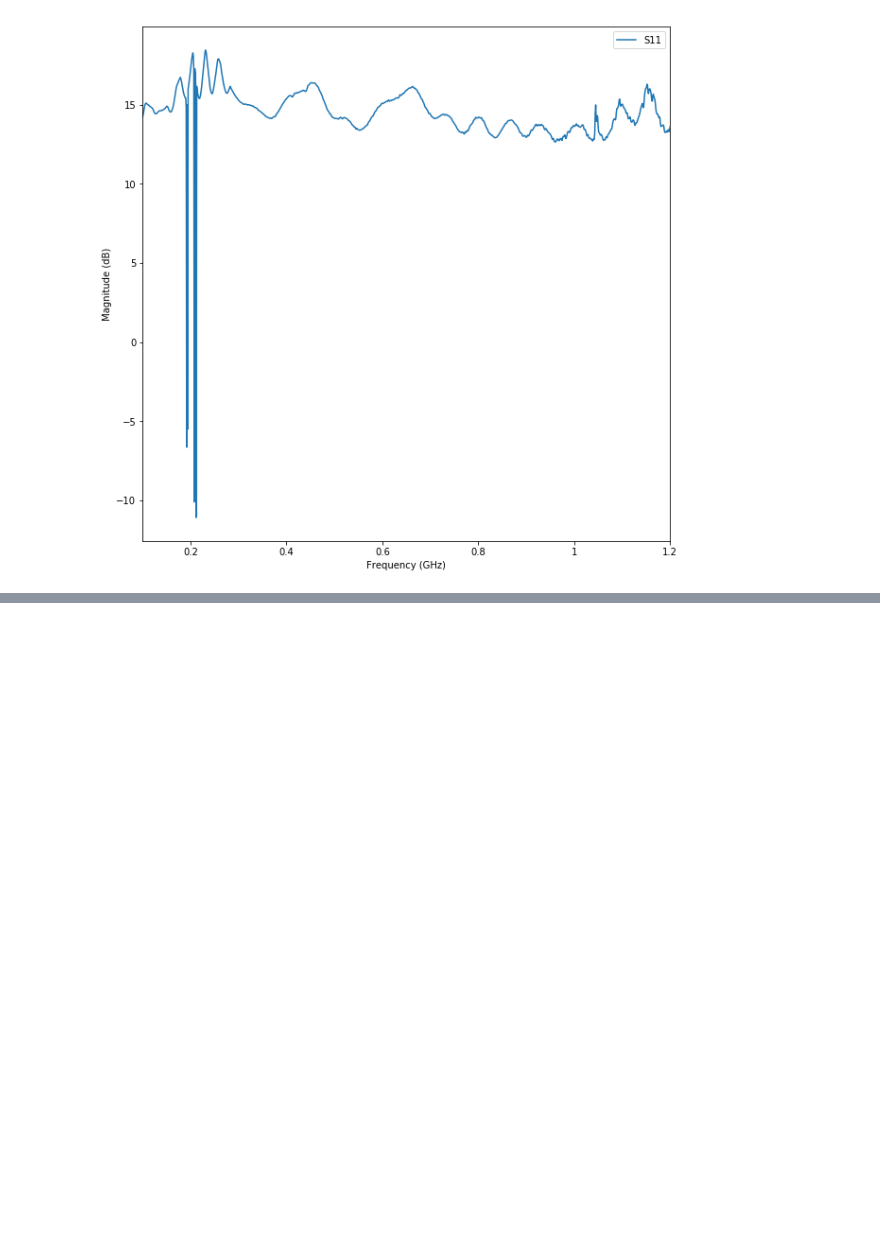
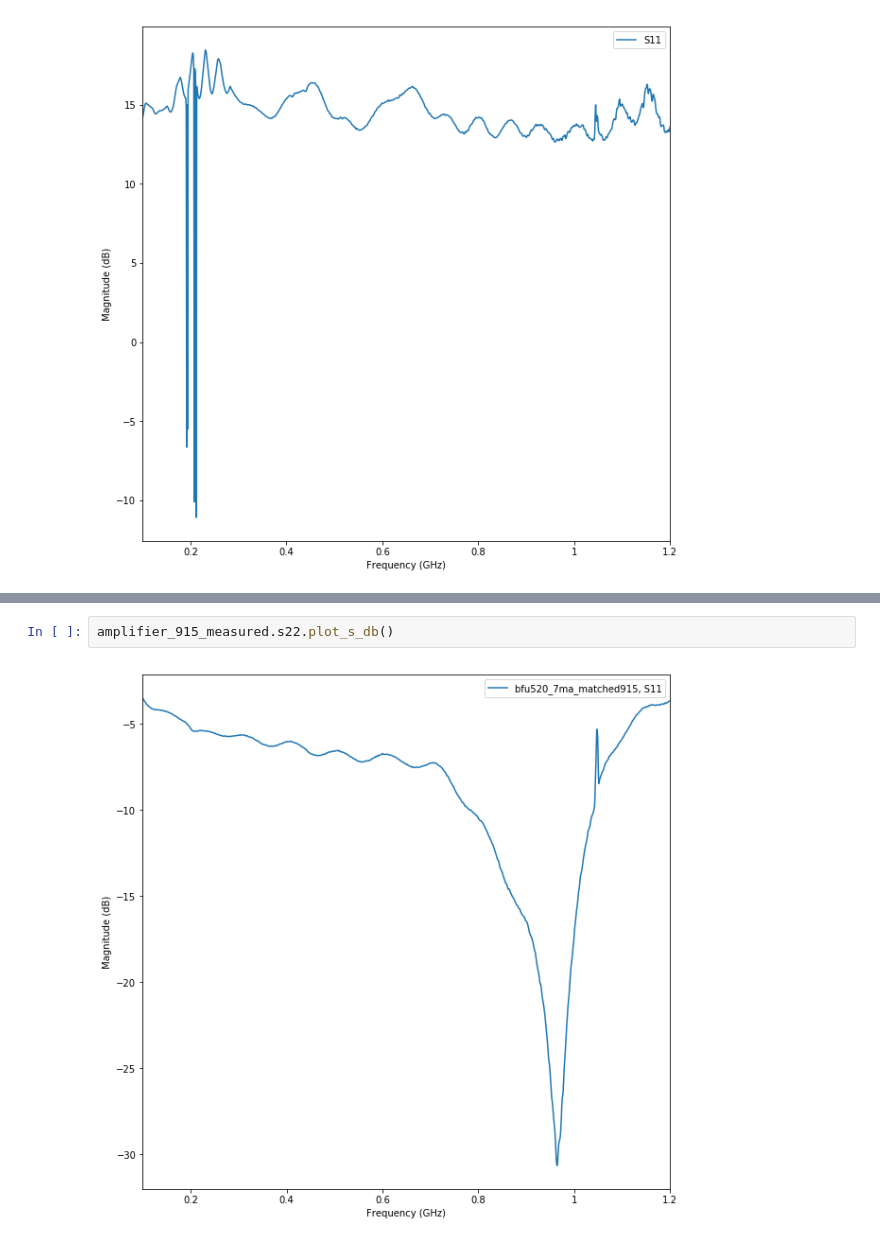
Before and after one commit to cactorium/BFU520R-amplifier, a Jupyter notebook: sim/calc-matching-networks.ipynb, the cells around one changed output, grey strips where cells are left out. Saved outputs shown, nothing was run; the diff lists cells and outputs as text; blank space fills up the shorter version.

```diff
--- a/sim/calc-matching-networks.ipynb
+++ b/sim/calc-matching-networks.ipynb
@@ -352,0 +363,4 @@ amplifier_915.s21.plot_s_db()
+# %%
+amplifier_915_measured.s22.plot_s_db()
+# %% [output]
+[figure, added]
```
Also changed, not shown: parts of 4 cells of this notebook.
